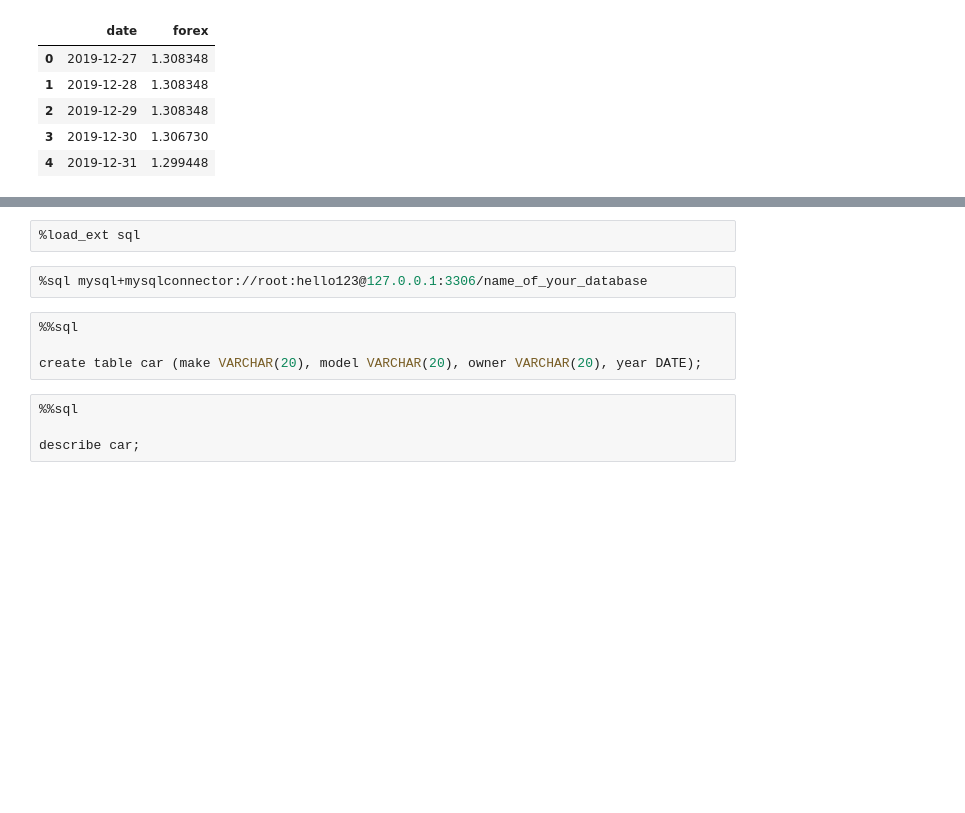
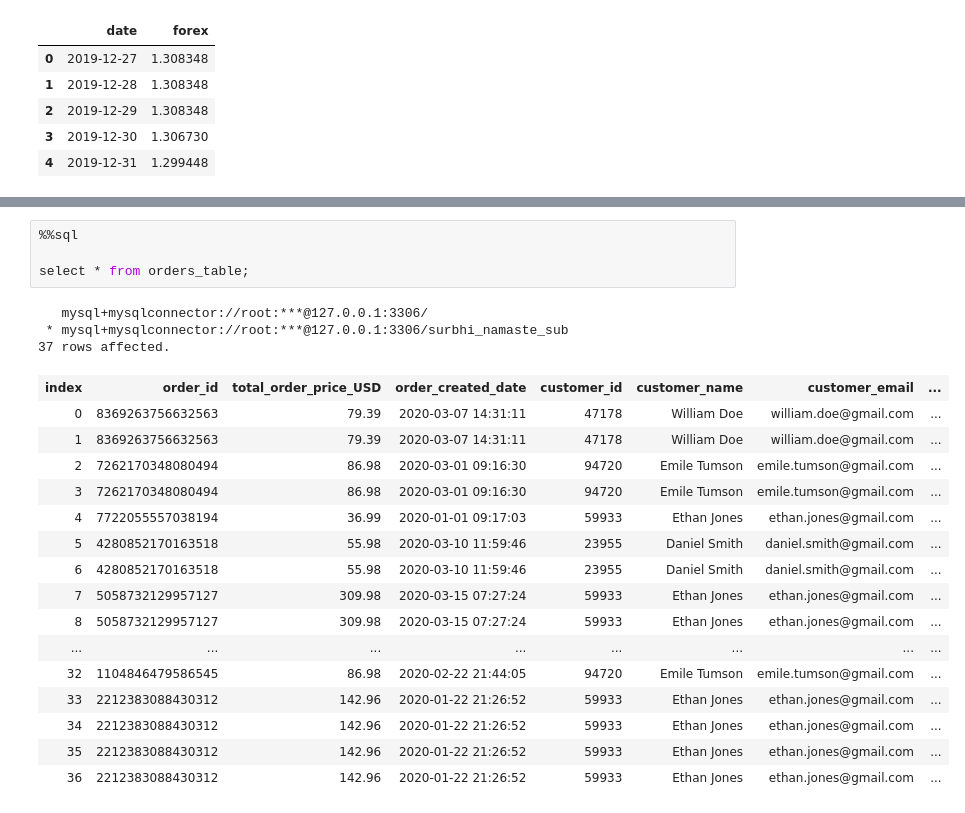
Before and after one commit to surbhigupt/Namaste-Tech, a Jupyter notebook: Namaste Tech.ipynb, the cells around one changed output, grey strips where cells are left out. Drawn from its saved outputs; the diff is of its cells as text; blank space fills up the shorter version.

```diff
--- a/Namaste Tech.ipynb
+++ b/Namaste Tech.ipynb
@@ -136,12 +161,24 @@ engine = sqlalchemy.create_engine('mysql+mysqlconnector://root@127.0.0.1:3306/na
 # %%
-%load_ext sql
+%%sql
+
+select * from orders_table;
+# %% [output]
+   mysql+mysqlconnector://root:***@127.0.0.1:3306/
+ * mysql+mysqlconnector://root:***@127.0.0.1:3306/surbhi_namaste_sub
+37 rows affected.
+| index | order_id | total_order_price_USD | order_created_date | customer_id | customer_name | customer_email | ... |
+| 0 | 8369263756632563 | 79.39 | 2020-03-07 14:31:11 | 47178 | William Doe | william.doe@gmail.com | ... |
+| 1 | 8369263756632563 | 79.39 | 2020-03-07 14:31:11 | 47178 | William Doe | william.doe@gmail.com | ... |
+| 2 | 7262170348080494 | 86.98 | 2020-03-01 09:16:30 | 94720 | Emile Tumson | emile.tumson@gmail.com | ... |
+| 3 | 7262170348080494 | 86.98 | 2020-03-01 09:16:30 | 94720 | Emile Tumson | emile.tumson@gmail.com | ... |
+| 4 | 7722055557038194 | 36.99 | 2020-01-01 09:17:03 | 59933 | Ethan Jones | ethan.jones@gmail.com | ... |
+| 5 | 4280852170163518 | 55.98 | 2020-03-10 11:59:46 | 23955 | Daniel Smith | daniel.smith@gmail.com | ... |
+| 6 | 4280852170163518 | 55.98 | 2020-03-10 11:59:46 | 23955 | Daniel Smith | daniel.smith@gmail.com | ... |
+| 7 | 5058732129957127 | 309.98 | 2020-03-15 07:27:24 | 59933 | Ethan Jones | ethan.jones@gmail.com | ... |
+| 8 | 5058732129957127 | 309.98 | 2020-03-15 07:27:24 | 59933 | Ethan Jones | ethan.jones@gmail.com | ... |
+| ... | ... | ... | ... | ... | ... | ... | ... |
+| 32 | 1104846479586545 | 86.98 | 2020-02-22 21:44:05 | 94720 | Emile Tumson | emile.tumson@gmail.com | ... |
+| 33 | 2212383088430312 | 142.96 | 2020-01-22 21:26:52 | 59933 | Ethan Jones | ethan.jones@gmail.com | ... |
+| 34 | 2212383088430312 | 142.96 | 2020-01-22 21:26:52 | 59933 | Ethan Jones | ethan.jones@gmail.com | ... |
+| 35 | 2212383088430312 | 142.96 | 2020-01-22 21:26:52 | 59933 | Ethan Jones | ethan.jones@gmail.com | ... |
+| 36 | 2212383088430312 | 142.96 | 2020-01-22 21:26:52 | 59933 | Ethan Jones | ethan.jones@gmail.com | ... |
-# %%
-%sql mysql+mysqlconnector://root:hello123@127.0.0.1:3306/name_of_your_database
-# %%
-%%sql
-
-create table car (make VARCHAR(20), model VARCHAR(20), owner VARCHAR(20), year DATE);
-# %%
-%%sql
-
-describe car;
```
Also changed, not shown: parts of 6 cells of this notebook.
